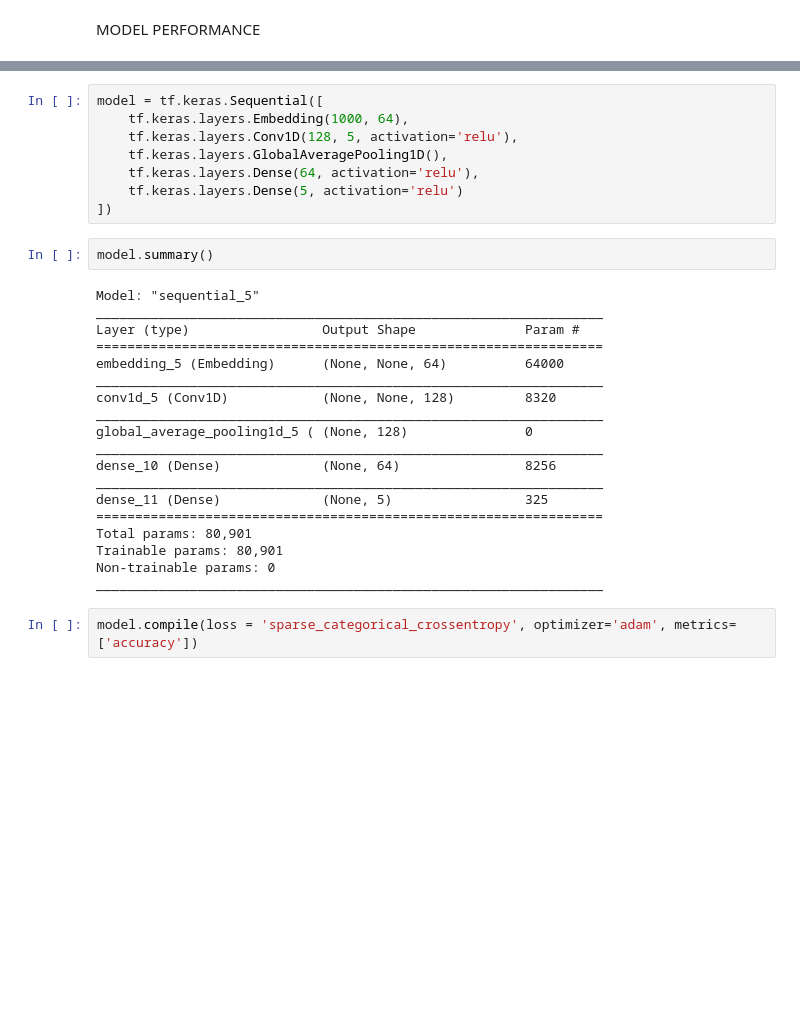
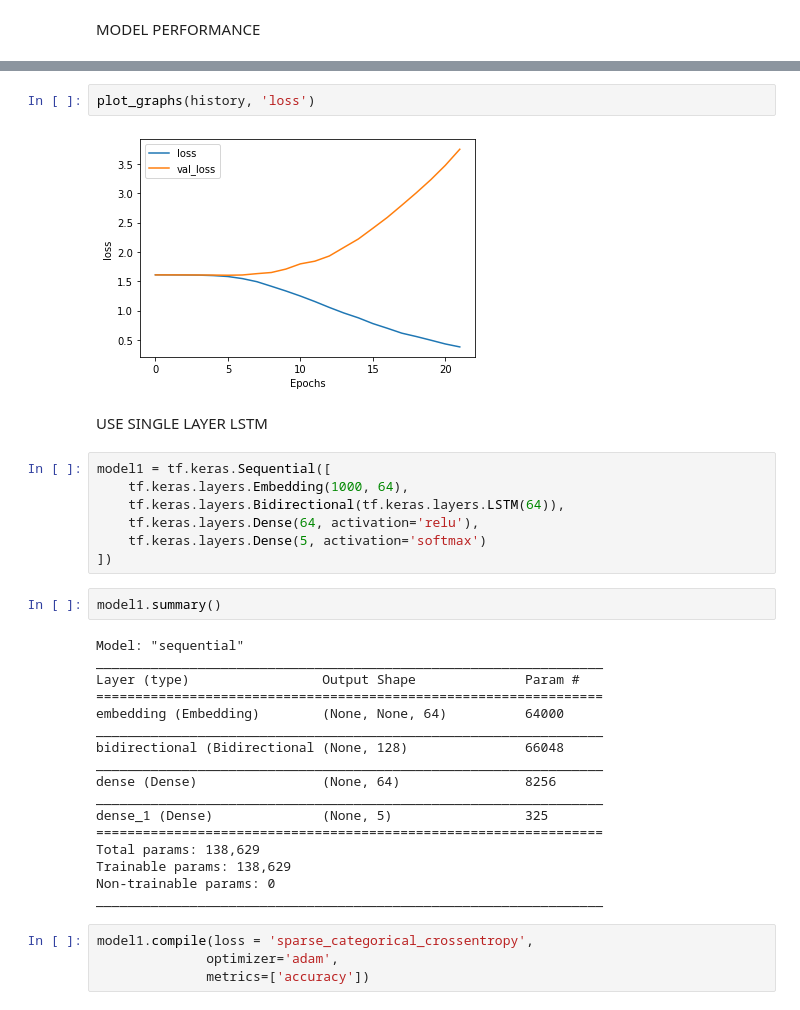
Before and after one commit to jhuang12/Tensorflow-for-personality-items-classification, a Jupyter notebook: 191216TF_IPIP.ipynb, the cells around one changed output, grey strips where cells are left out. Drawn from its saved outputs; the diff is of its cells as text; blank space fills up the shorter version.

```diff
--- a/191216TF_IPIP.ipynb
+++ b/191216TF_IPIP.ipynb
@@ -191,32 +404,37 @@ array([[  0,   0,   0, ...,  50,  16, 103],
+# %%
+plot_graphs(history, 'loss')
+# %% [output]
+[figure, added]
+# %% [markdown]
+USE SINGLE LAYER LSTM
 # %%
-model = tf.keras.Sequential([
+model1 = tf.keras.Sequential([
     tf.keras.layers.Embedding(1000, 64),
-    tf.keras.layers.Conv1D(128, 5, activation='relu'),
-    tf.keras.layers.GlobalAveragePooling1D(),
+    tf.keras.layers.Bidirectional(tf.keras.layers.LSTM(64)),
     tf.keras.layers.Dense(64, activation='relu'),
-    tf.keras.layers.Dense(5, activation='relu')
+    tf.keras.layers.Dense(5, activation='softmax')
 ])
 # %%
-model.summary()
+model1.summary()
 # %% [output]
-Model: "sequential_5"
+Model: "sequential"
 _________________________________________________________________
 Layer (type)                 Output Shape              Param #
 =================================================================
-embedding_5 (Embedding)      (None, None, 64)          64000
+embedding (Embedding)        (None, None, 64)          64000
 _________________________________________________________________
-conv1d_5 (Conv1D)            (None, None, 128)         8320
+bidirectional (Bidirectional (None, 128)               66048
 _________________________________________________________________
-global_average_pooling1d_5 ( (None, 128)               0
+dense (Dense)                (None, 64)                8256
 _________________________________________________________________
-dense_10 (Dense)             (None, 64)                8256
-_________________________________________________________________
-dense_11 (Dense)             (None, 5)                 325
+dense_1 (Dense)              (None, 5)                 325
 =================================================================
-Total params: 80,901
-Trainable params: 80,901
+Total params: 138,629
+Trainable params: 138,629
 Non-trainable params: 0
 _________________________________________________________________
 # %%
-model.compile(loss = 'sparse_categorical_crossentropy', optimizer='adam', metrics=['accuracy'])
+model1.compile(loss = 'sparse_categorical_crossentropy',
+              optimizer='adam',
+              metrics=['accuracy'])
 # %%
```
Also changed, not shown: parts of 40 cells of this notebook.
